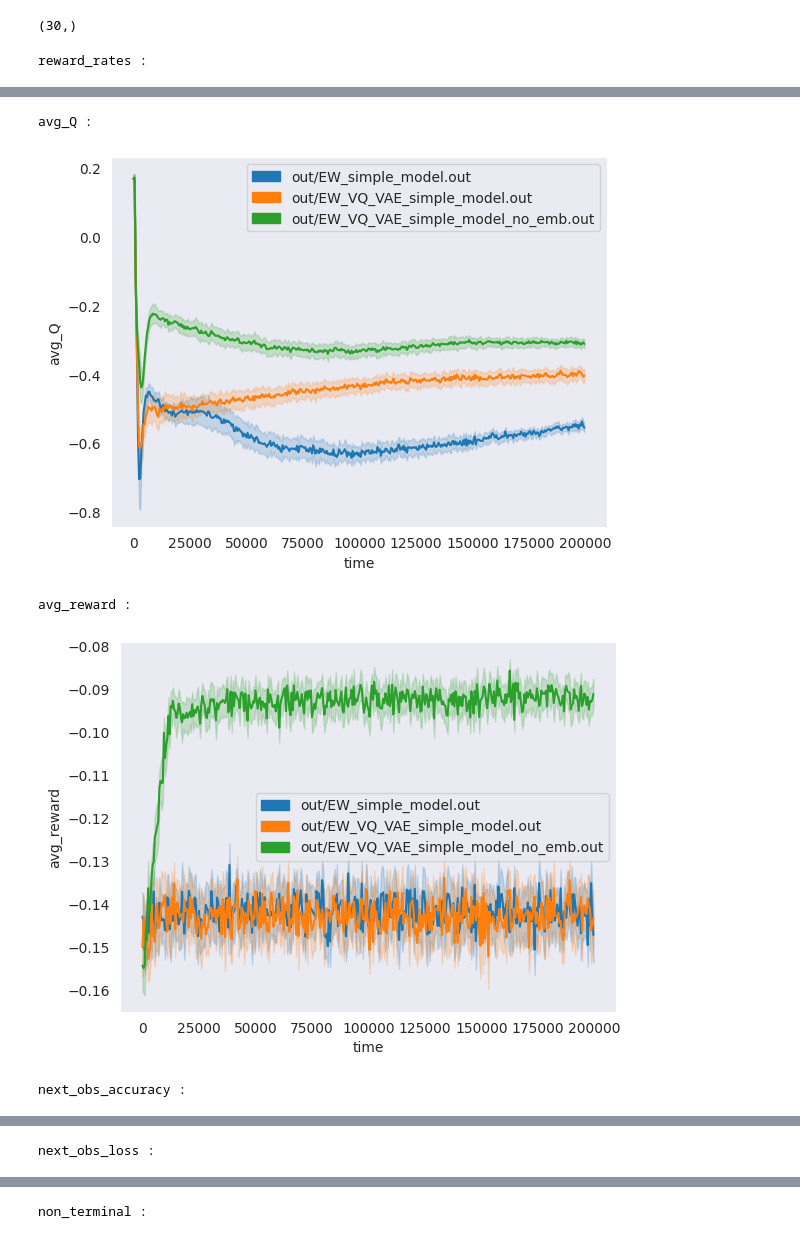
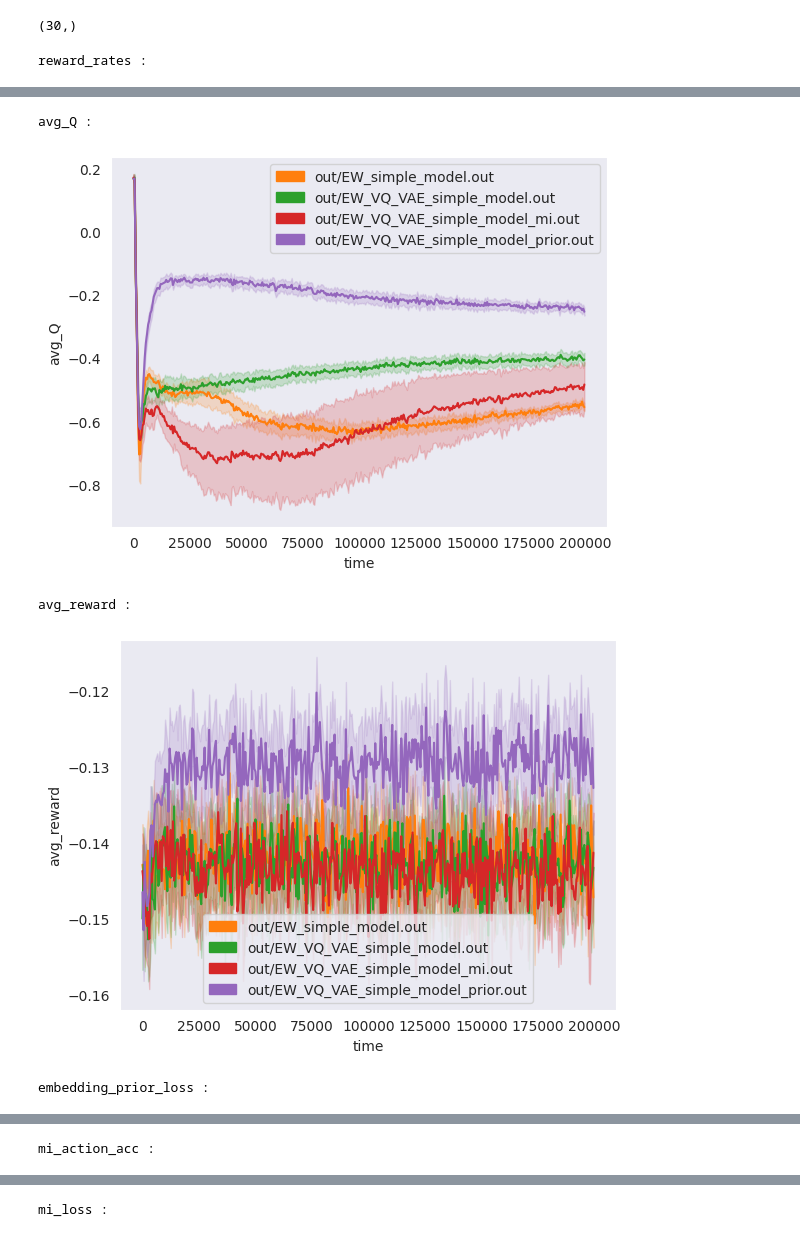
Before and after one commit to ktolnos/Model_Generalization_Code_supplement, a Jupyter notebook: plots.ipynb, the cells around one changed output, grey strips where cells are left out. Cells and saved outputs as stored; diff of their text form; code cells hidden in the pictures.

```diff
--- a/plots.ipynb
+++ b/plots.ipynb
@@ -27,8 +27,9 @@ convolve = jit(vmap(partial(jnp.convolve, mode='valid'), in_axes=(1, None)))
 ew_er = 'out/ENEMY_WALK.out'
 ew_simple_model = 'out/EW_simple_model.out'
 ew_VQVAE_simple_model = 'out/EW_VQ_VAE_simple_model.out'
-ew_VQVAE_simple_model_no_emb = 'out/EW_VQ_VAE_simple_model_no_emb.out'
-default_data = [ew_er, ew_simple_model, ew_VQVAE_simple_model, ew_VQVAE_simple_model_no_emb]
+ew_VQVAE_simple_model_no_emb = 'out/EW_VQ_VAE_simple_model_mi.out'
+ew_VQVAE_simple_model_prior = 'out/EW_VQ_VAE_simple_model_prior.out'
+default_data = [ew_er, ew_simple_model, ew_VQVAE_simple_model, ew_VQVAE_simple_model_no_emb, ew_VQVAE_simple_model_prior]
 
 def plot_metric(metric, data=default_data, frequency=1, window=1,):
     palette = itertools.cycle(sns.color_palette())
@@ -39,6 +40,8 @@ def plot_metric(metric, data=default_data, frequency=1, window=1,):
         color = next(palette)
         with open(d, 'rb') as f:
             data = pkl.load(f)["metrics"]
+        if metric not in data.keys():
+            continue
         values = jnp.asarray(data[metric])[::frequency, :]
         times = jnp.transpose(jnp.asarray([data["eval_times"][::frequency]] * values.shape[1]))
 
@@ -51,7 +54,7 @@ def plot_metric(metric, data=default_data, frequency=1, window=1,):
         values = values.flatten()
         times = times.flatten()
         data_frame = pd.DataFrame({metric: values, "time": times})
-        sns.lineplot(x="time", y=metric, data=data_frame)
+        sns.lineplot(x="time", y=metric, data=data_frame, color=color)
     plt.legend(handles=handles)
     plt.grid()
     plt.show()
@@ -62,5 +63,5 @@ plot_metric('reward_rates')
 # %%
-with open(ew_simple_model, 'rb') as f:
+with open(ew_VQVAE_simple_model_prior, 'rb') as f:
     data = pkl.load(f)["metrics"]
 data.keys()
 # %% [output]
@@ -70,11 +71,10 @@ data['next_obs_accuracy'][0].shape
 # %% [output]
 (30,)
 # %%
-model_data = [ew_simple_model, ew_VQVAE_simple_model, ew_VQVAE_simple_model_no_emb]
 for key in data.keys():
     if key == 'eval_times':
         continue
     print(key, ':')
-    plot_metric(key, data=model_data)
+    plot_metric(key)
 # %% [output]
 reward_rates :
@@ -82,5 +82,5 @@ reward_rates :
 avg_Q :
-[figure, old version]
+[figure, new version]
 avg_reward :
-[figure, old version]
+[figure, new version]
-next_obs_accuracy :
+embedding_prior_loss :
@@ -88 +88 @@ next_obs_accuracy :
-next_obs_loss :
+mi_action_acc :
@@ -90 +90 @@ next_obs_loss :
-non_terminal :
+mi_loss :
```
Also changed, not shown: parts of 4 cells of this notebook, 4 other files.
